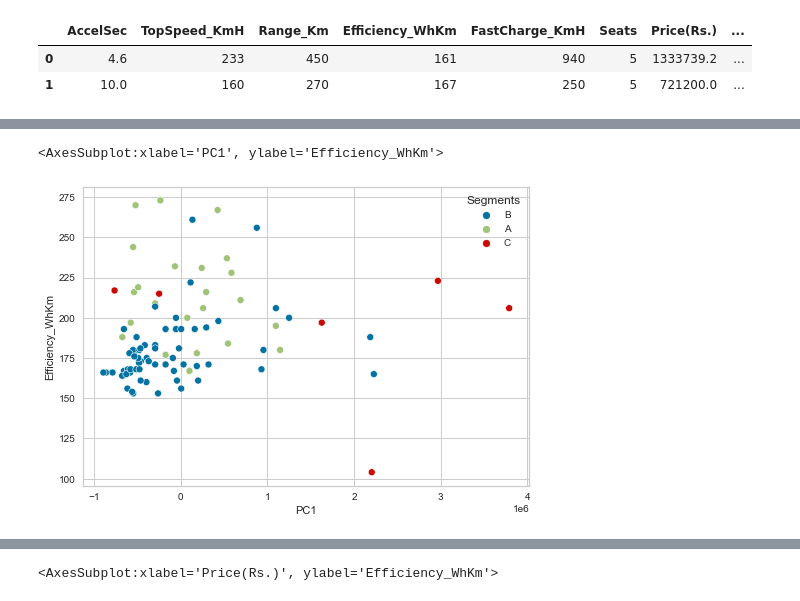
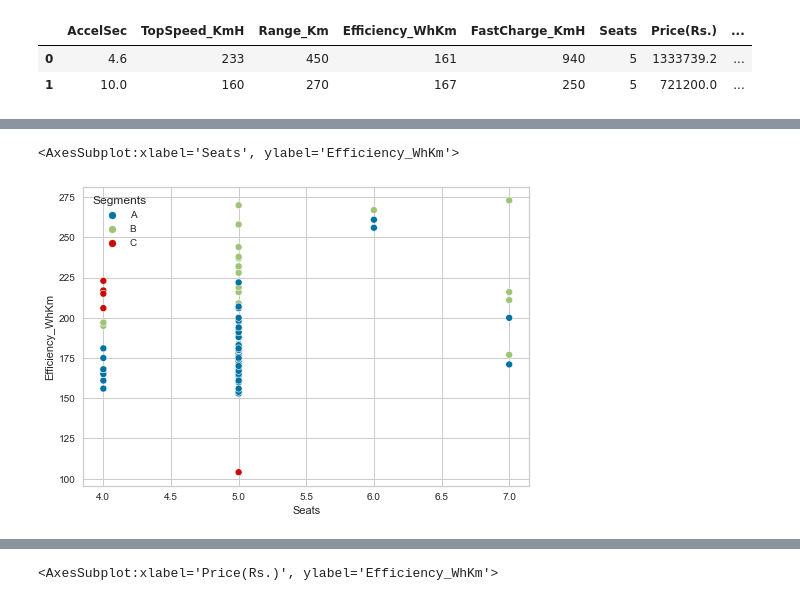
Before and after one commit to Anni0223/EV-market-segmentation, a Jupyter notebook: Untitled.ipynb, the cells around one changed output, grey strips where cells are left out. Saved outputs shown, nothing was run; the diff lists cells and outputs as text; code cells hidden in the pictures.

```diff
--- a/Untitled.ipynb
+++ b/Untitled.ipynb
@@ -584,6 +586,7 @@ from yellowbrick.cluster import KElbowVisualizer
 from sklearn.cluster import KMeans
 # %%
 model = KMeans()
-visualizer = KElbowVisualizer(model, k=(1,10)).fit(df2)
+visualizer = KElbowVisualizer(model, k=(2,10),metric='silhouette',locate_elbow=False)
+visualizer.fit(df2)
 visualizer.show()
 # %% [output]
@@ -622,5 +639,5 @@ df2['Segments']=df2['Segments'].apply(lambda x:Cluster_namer(x))
 # %%
-sns.scatterplot(x=PC['PC1'],y=df2['Efficiency_WhKm'],hue=df2['Segments'])
+sns.scatterplot(x=df2['Seats'],y=df2['Efficiency_WhKm'],hue=df2['Segments'])
 # %% [output]
-<AxesSubplot:xlabel='PC1', ylabel='Efficiency_WhKm'>
+<AxesSubplot:xlabel='Seats', ylabel='Efficiency_WhKm'>
-[figure, old version]
+[figure, new version]
```
Also changed, not shown: parts of 26 cells of this notebook.
